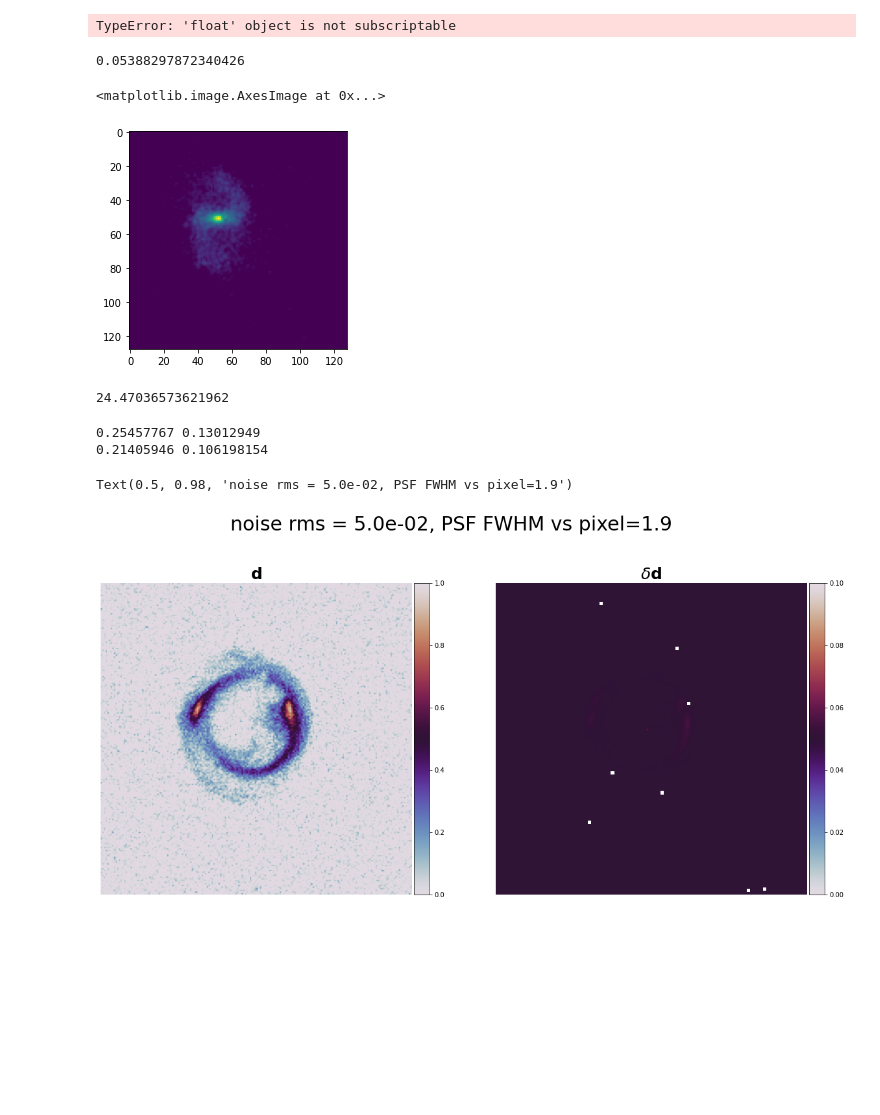
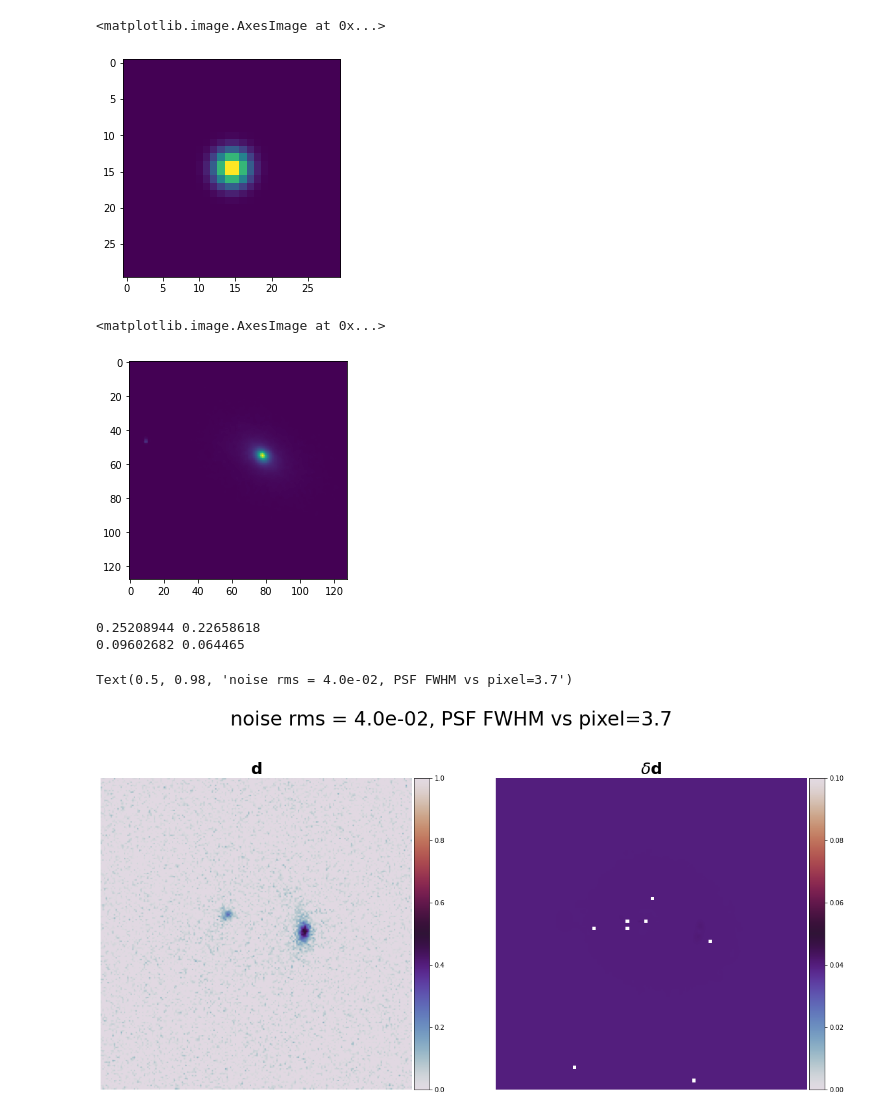
Before and after one commit to AlexandreAdam/Censai, a Jupyter notebook: notebooks/particle_noise.ipynb, the cells around one changed output. Saved outputs shown, nothing was run; the diff lists cells and outputs as text; code cells hidden in the pictures; blank space fills up the shorter version.

```diff
--- a/notebooks/particle_noise.ipynb
+++ b/notebooks/particle_noise.ipynb
@@ -41,37 +43,30 @@ images = []
 i = 0
 for example in tqdm(dataset):
     i += 1
-    if i <= 1000:
+    if i <= 10:
         images.append(example)
-    if i == 1000:
+    if i == 10:
         break
 # %%
 phys = PhysicalModelv2(pixels=188, src_pixels=128, kappa_pixels=188, image_fov=10.13, src_fov=3)
-psf_fwhm = 0.1
-cutout_size = 20
+psf_fwhm = np.array([0.2])
+cutout_size = 30
 psf = phys.psf_models(psf_fwhm, cutout_size)
 plt.imshow(psf[0, ..., 0])
 # %% [output]
-TypeError: 'float' object is not subscriptable
+<matplotlib.image.AxesImage at 0x...>
+[figure, added]
-# %%
-10.13/188
-# %% [output]
-0.05388297872340426
 # %%
-source = gaussian_filter(images[1][..., 0], 0)
+source = images[2][..., 0]
 plt.imshow(source)
 # %% [output]
 <matplotlib.image.AxesImage at 0x...>
-[figure, old version]
+[figure, new version]
-# %%
-source.sum() / 3**2
-# %% [output]
-24.47036573621962
 # %%
-noise_rms = 0.05
+noise_rms = 0.04
 alpha_transform = lambda x: x / cosmo.angular_diameter_distance(0.5).value * 3600 / np.pi * 180 * cosmo.h * phys.pixels / phys.image_fov
 
-i = 1
+i = 2
 k = kappa[i]
 k_var = kappa_var[i]
 a_var = alpha_var[i]
@@ -89,28 +84,28 @@ print(sx.max(), sy.max())
 
 lens_noise = np.sqrt((ax * sx)**2 + (ay * sy)**2 + noise_rms**2)
 # %% [output]
-0.25457767 0.13012949
-0.21405946 0.106198154
+0.25208944 0.22658618
+0.09602682 0.064465
 # %%
 fig, (ax1, ax2) = plt.subplots(1, 2, figsize=(20, 10))
 im = ax1.imshow(lens, cmap="twilight", vmin=0, vmax=1)
 ax1.axis("off")
 divider = make_axes_locatable(ax1)
 cax = divider.append_axes("right", size="5%", pad=0.05)
 plt.colorbar(im, cax=cax)
 
 im = ax2.imshow(lens_noise, cmap="twilight", vmin=0, vmax=0.1)
 ax2.axis("off")
 divider = make_axes_locatable(ax2)
 cax = divider.append_axes("right", size="5%", pad=0.05)
 plt.colorbar(im, cax=cax)
 
 ax1.set_title(r"$\mathbf{d}$", fontsize=25)
 ax2.set_title(r"$\delta \mathbf{d}$", fontsize=25);
-fig.suptitle(fr"noise rms = {noise_rms:.1e}, PSF FWHM vs pixel={psf_fwhm * phys.pixels / phys.image_fov:.1f}", fontsize=30)
+fig.suptitle(fr"noise rms = {noise_rms:.1e}, PSF FWHM vs pixel={psf_fwhm[0] * phys.pixels / phys.image_fov:.1f}", fontsize=30)
 # %% [output]
-Text(0.5, 0.98, 'noise rms = 5.0e-02, PSF FWHM vs pixel=1.9')
+Text(0.5, 0.98, 'noise rms = 4.0e-02, PSF FWHM vs pixel=3.7')
-[figure, old version]
+[figure, new version]
 # %%
 
 
```
Also changed, not shown: parts of 2 cells of this notebook, 1 other file.
